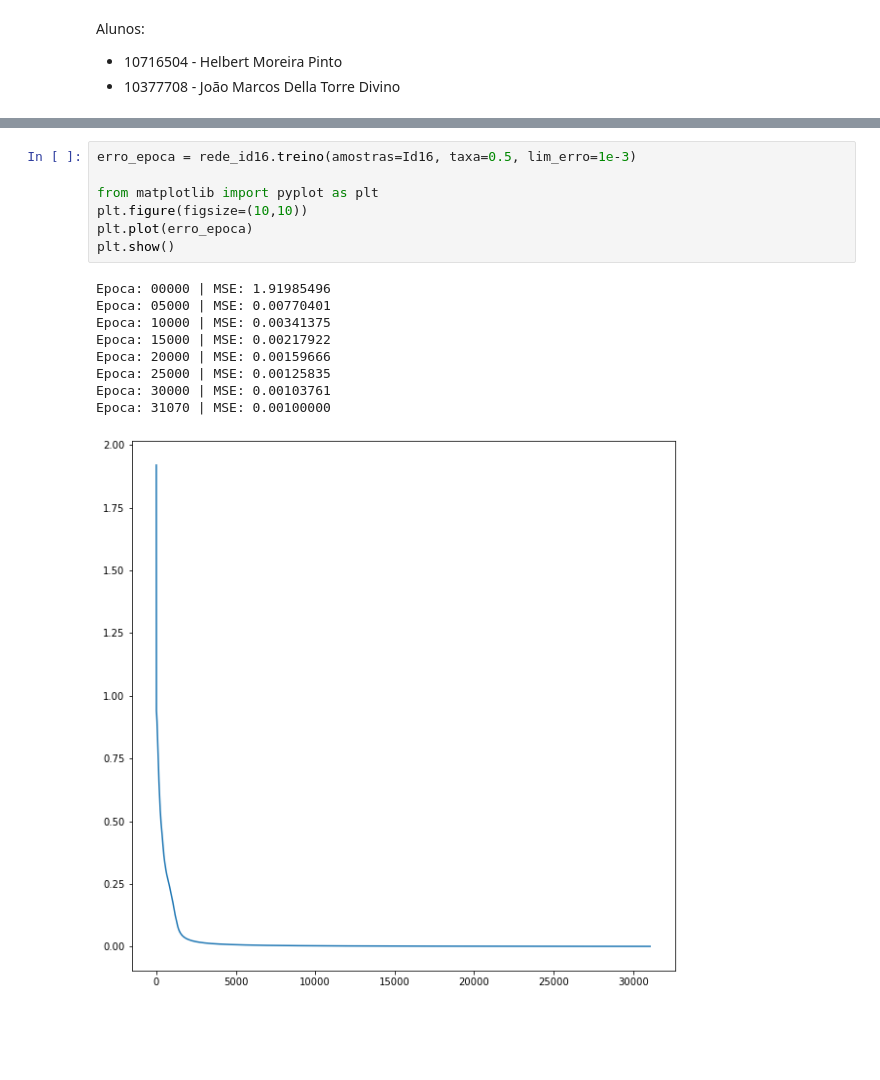
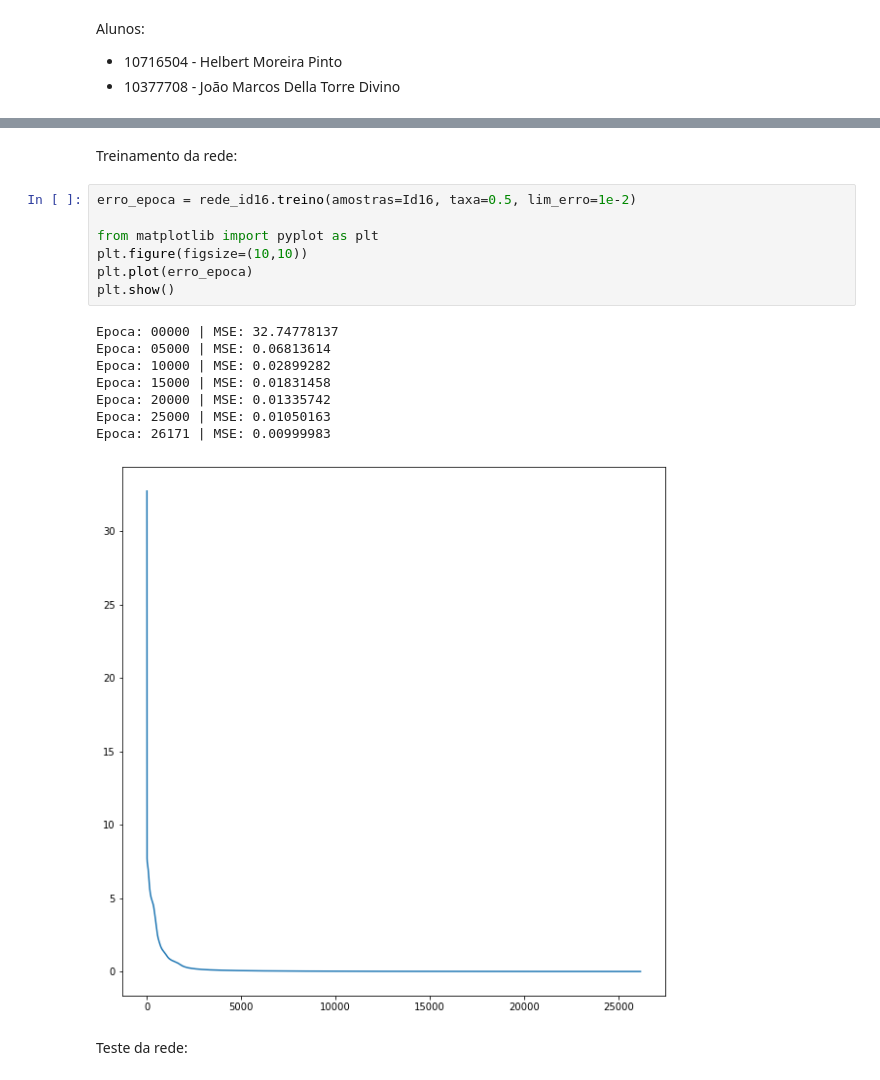
Before and after one commit to helbertmoreirapinto/SCC0270-Redes-Neurais, a Jupyter notebook: ex2 - MLP/iniciar.ipynb, the cells around one changed output, grey strips where cells are left out. Cells and saved outputs as stored; diff of their text form; blank space fills up the shorter version.

```diff
--- a/ex2 - MLP/iniciar.ipynb
+++ b/ex2 - MLP/iniciar.ipynb
@@ -274,20 +305,23 @@ for x, _ in Id16:
+# %% [markdown]
+Treinamento da rede:
 # %%
-erro_epoca = rede_id16.treino(amostras=Id16, taxa=0.5, lim_erro=1e-3)
+erro_epoca = rede_id16.treino(amostras=Id16, taxa=0.5, lim_erro=1e-2)
 
 from matplotlib import pyplot as plt
 plt.figure(figsize=(10,10))
 plt.plot(erro_epoca)
 plt.show()
 # %% [output]
-Epoca: 00000 | MSE: 1.91985496
-Epoca: 05000 | MSE: 0.00770401
-Epoca: 10000 | MSE: 0.00341375
-Epoca: 15000 | MSE: 0.00217922
-Epoca: 20000 | MSE: 0.00159666
-Epoca: 25000 | MSE: 0.00125835
-Epoca: 30000 | MSE: 0.00103761
-Epoca: 31070 | MSE: 0.00100000
+Epoca: 00000 | MSE: 32.74778137
+Epoca: 05000 | MSE: 0.06813614
+Epoca: 10000 | MSE: 0.02899282
+Epoca: 15000 | MSE: 0.01831458
+Epoca: 20000 | MSE: 0.01335742
+Epoca: 25000 | MSE: 0.01050163
+Epoca: 26171 | MSE: 0.00999983
-[figure, old version]
+[figure, new version]
+# %% [markdown]
+Teste da rede:
 # %%
 for x, _ in Id16:
     y, _ = rede_id16.feedforward(x)
```
Also changed, not shown: parts of 40 cells of this notebook, 2 other files.
